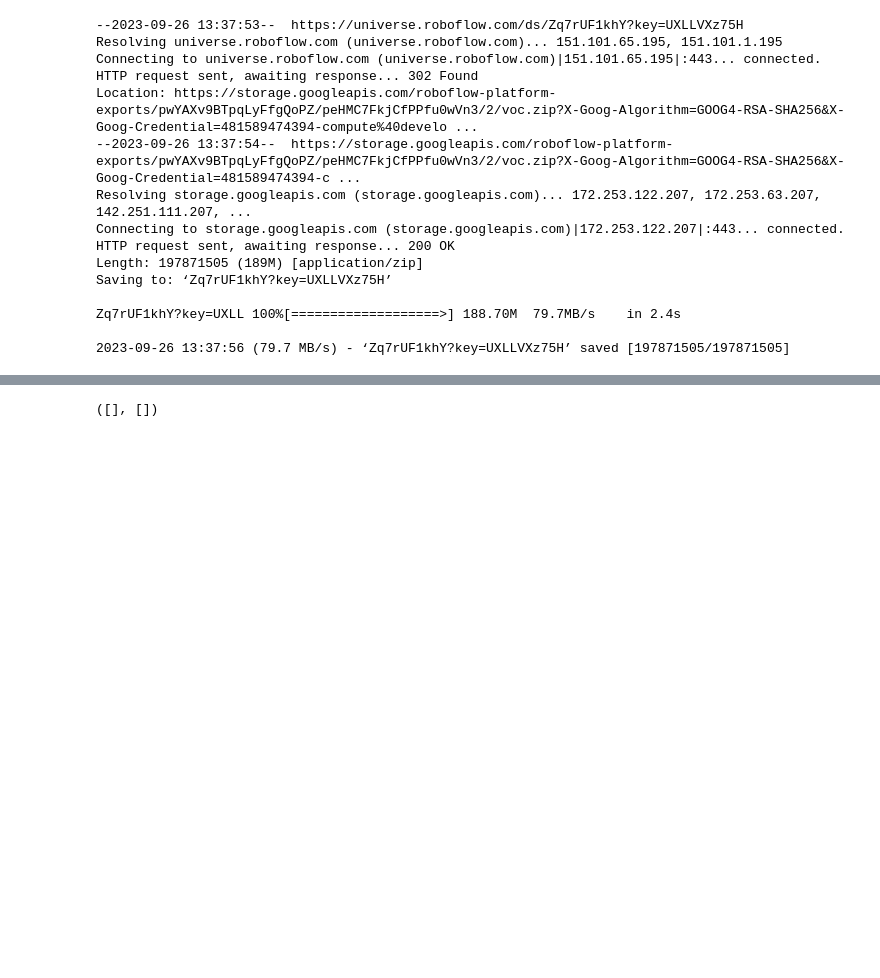
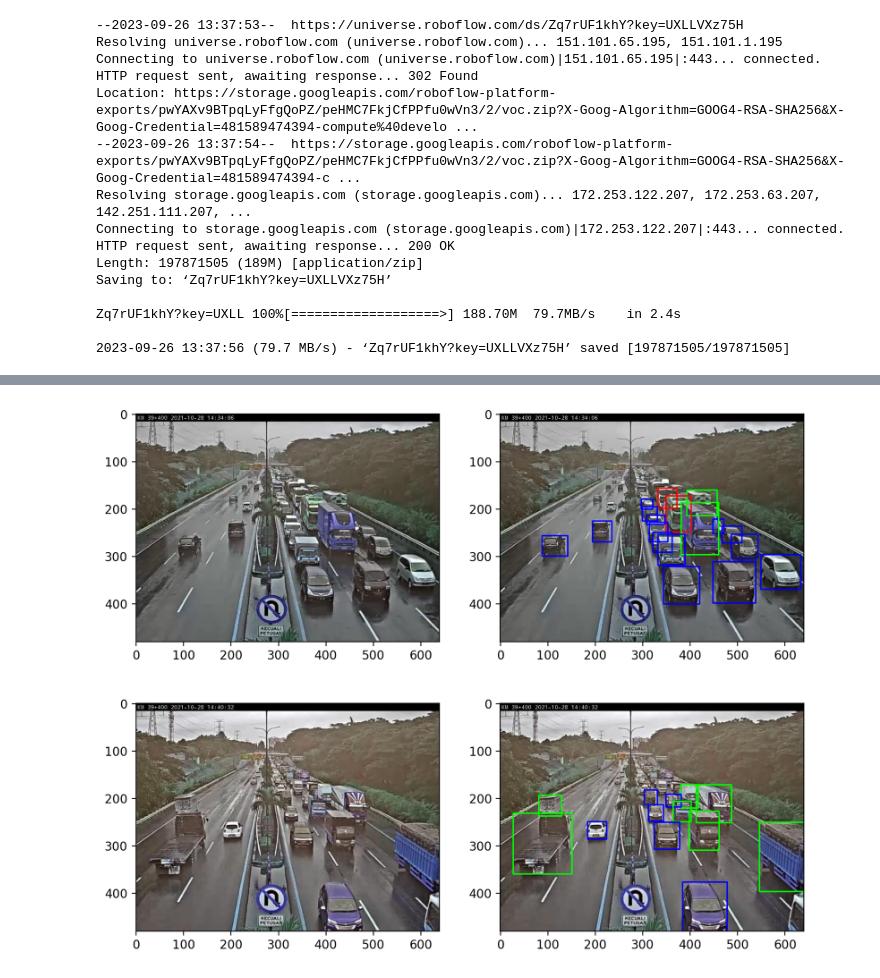
Before and after one commit to Arup3201/SmartFlow-Traffic-Manager, a Jupyter notebook: notebooks/experimental-notebook.ipynb, the cells around one changed output, grey strips where cells are left out. Saved outputs shown, nothing was run; the diff lists cells and outputs as text; code cells hidden in the pictures; blank space fills up the shorter version.

```diff
--- a/notebooks/experimental-notebook.ipynb
+++ b/notebooks/experimental-notebook.ipynb
@@ -42,34 +44,0 @@ README.dataset.txt  README.roboflow.txt  test  train  valid
-# %%
-def process_files(dataset_path, num_files=-1, print_images=True):
-  # List to store images and their details
-  images = []
-  image_anots = []
-
-  # Whether to use all files or num_files
-  if num_files != -1:
-    # Store images
-    for img_file in glob.glob(dataset_path+".jpg")[:num_files]:
-      images.append(img_file)
-
-    # Store their details
-    for img_anot in glob.glob(dataset_path+".xml")[:num_files]:
-      image_anots.append(img_anot)
-
-  else:
-    # Store images
-    for img_file in glob.glob(dataset_path+".jpg"):
-      images.append(img_file)
-
-    # Store their details
-    for img_anot in glob.glob(dataset_path+".xml"):
-      image_anots.append(img_anot)
-
-  # Whether to print the images and their annotations
-  if print_images:
-    for i in range(len(images)):
-      im = Image.open(dataset_path+images[i])
-      im.show()
-
-      print(image_anots[i])
-
-  return images, image_anots
@@ -76,4 +145,4 @@ def process_files(dataset_path, num_files=-1, print_images=True):
 # %%
-process_files("dataset/train", num_files=2, print_images=True)
+process_files("dataset/train", num_files=2)
 # %% [output]
-([], [])
+[figure, added]
```
Also changed, not shown: parts of 5 cells of this notebook.
